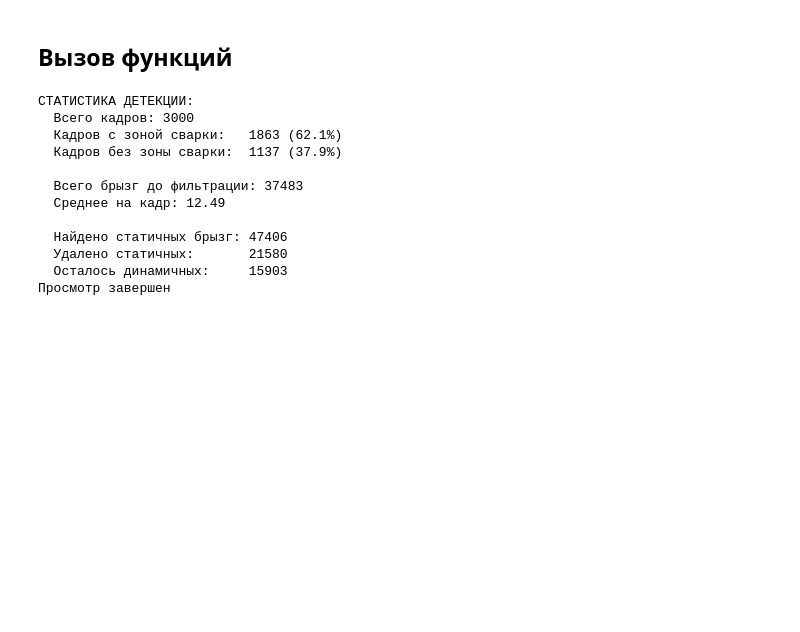
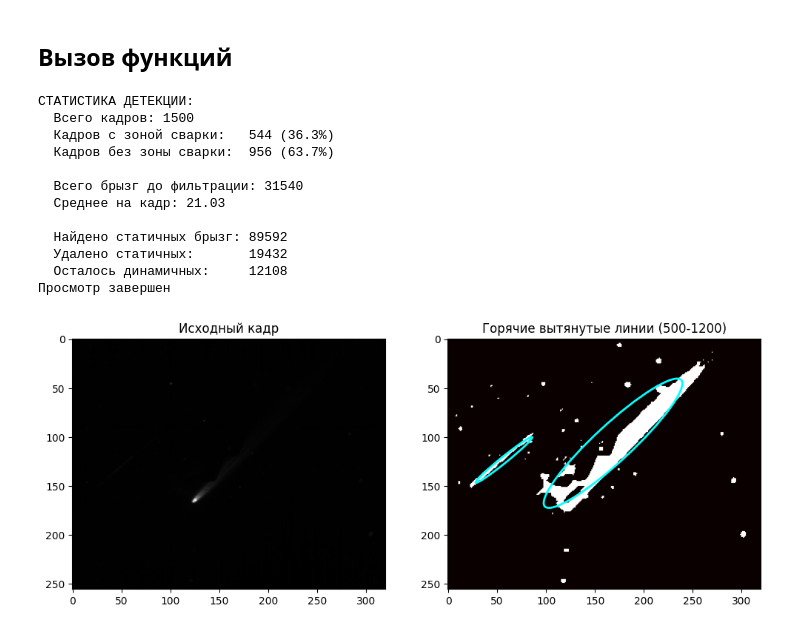
Before and after one commit to gvo104/Termogramm_My, a Jupyter notebook: bezumie.ipynb, the cells around one changed output. Cells and saved outputs as stored; diff of their text form; code cells hidden in the pictures; blank space fills up the shorter version.

```diff
--- a/bezumie.ipynb
+++ b/bezumie.ipynb
@@ -935,3 +944,11 @@ import time
+# %%
+# Номер термограммы
+n = 8
+
+output_path = f'num_py_convert_new/filtered/thermogram_{n}_filtered.npy'
+file_path = f'num_py_convert_new/thermogram_{n}.npy'
+
+frames = np.load(file_path)
 # %%
 def show_video_realtime(frames: Union[np.ndarray, List[np.ndarray]],
                        fps: int = 25,
@@ -1863,18 +2112,19 @@ show_video_with_detections(
     static_spatters,
     welding_boxes,
     welding_ellipses,
+    hot_stripes_list=hot_stripes_list,
     fps=10
 )
 # %% [output]
 СТАТИСТИКА ДЕТЕКЦИИ:
-  Всего кадров: 3000
-  Кадров с зоной сварки:   1863 (62.1%)
-  Кадров без зоны сварки:  1137 (37.9%)
+  Всего кадров: 1500
+  Кадров с зоной сварки:   544 (36.3%)
+  Кадров без зоны сварки:  956 (63.7%)
 
-  Всего брызг до фильтрации: 37483
-  Среднее на кадр: 12.49
+  Всего брызг до фильтрации: 31540
+  Среднее на кадр: 21.03
 
-  Найдено статичных брызг: 47406
-  Удалено статичных:       21580
-  Осталось динамичных:     15903
+  Найдено статичных брызг: 89592
+  Удалено статичных:       19432
+  Осталось динамичных:     12108
 Просмотр завершен
@@ -1880,0 +2232,12 @@ show_video_with_detections(
+# %%
+frame_idx = 797
+stripes, angle = detect_hot_stripes_oriented_debug(
+    frames[frame_idx],
+    threshold_low=500,
+    threshold_high=1200,
+    min_area=35,
+    circular_thr = 4,
+    show_plot=True
+)
+# %% [output]
+[figure, added]
```
Also changed, not shown: parts of 13 cells of this notebook.
